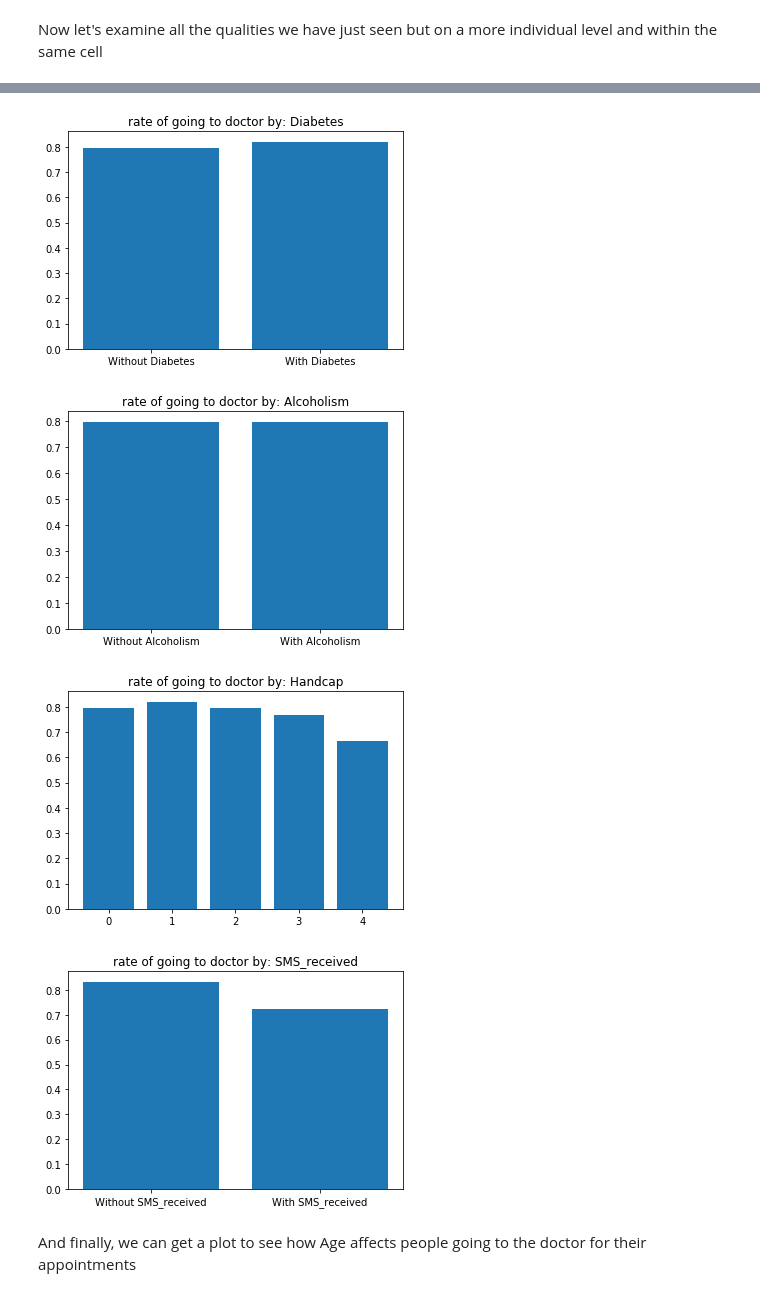
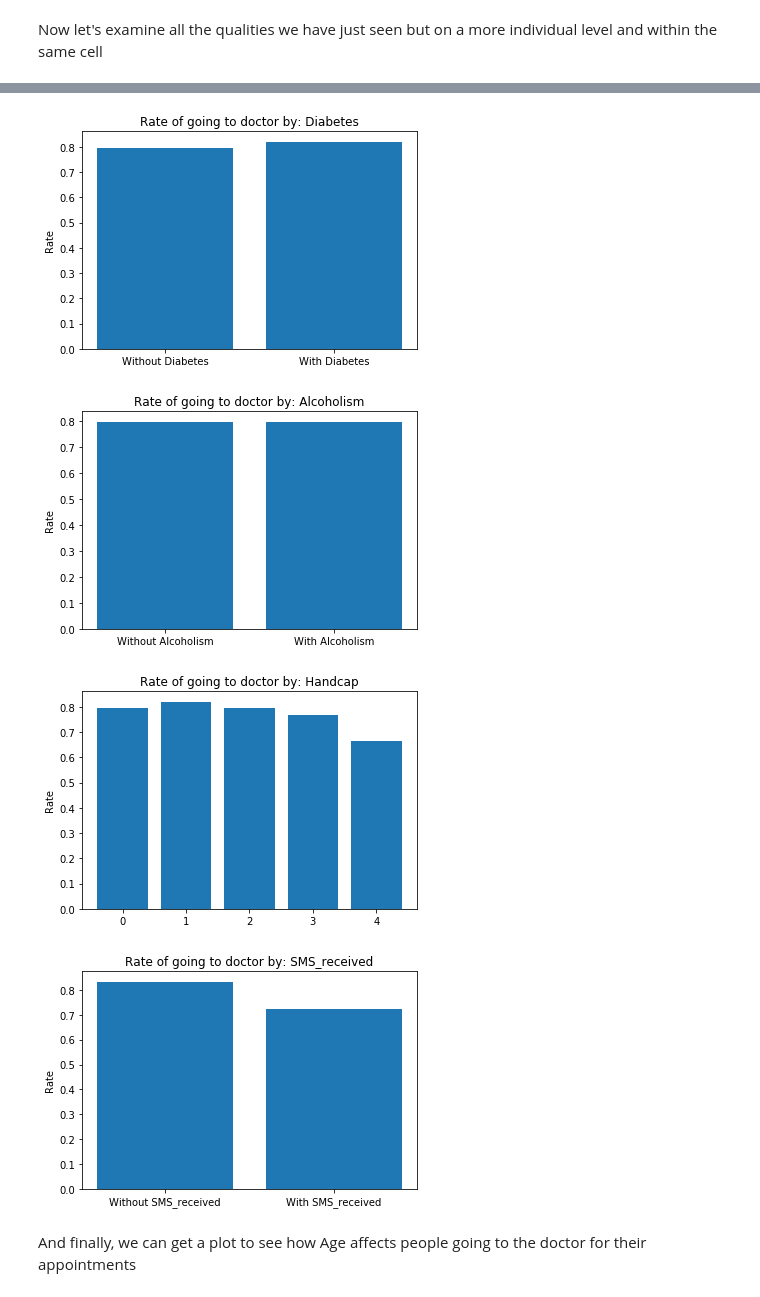
Before and after one commit to mariobro/MedicalAppointmentNoShowsBrazil, a Jupyter notebook: Researching Trends in Patients Present for Doctor Appointments in Brazil.ipynb, the cells around one changed output, grey strips where cells are left out. Drawn from its saved outputs; the diff is of its cells as text; code cells hidden in the pictures.

```diff
--- a/Researching Trends in Patients Present for Doctor Appointments in Brazil.ipynb
+++ b/Researching Trends in Patients Present for Doctor Appointments in Brazil.ipynb
@@ -203,5 +206,6 @@ colVals = ['Age', 'Scholarship', 'Hipertension',
 
 for col in colVals:
     sns.distplot(df[col]);
+    plt.ylabel('Counts')
     plt.show()
 # %% [output]
@@ -383,6 +401,7 @@ for col in numericCols:
     if col != 'Handcap':
         x = ['Without '+ col, 'With '+col]
     plt.bar(x, y);
-    plt.title('rate of going to doctor by: '+ col)
+    plt.title('Rate of going to doctor by: '+ col)
+    plt.ylabel('Rate')
     plt.show()
 # %% [output]
@@ -391,7 +410,7 @@ for col in numericCols:
-[figure, old version]
+[figure, new version]
-[figure, old version]
+[figure, new version]
-[figure, old version]
+[figure, new version]
-[figure, old version]
+[figure, new version]
 # %% [markdown]
 And finally, we can get a plot to see how Age affects people going to the doctor for their appointments
 # %%
```
Also changed, not shown: parts of 16 cells of this notebook, 1 other file.
